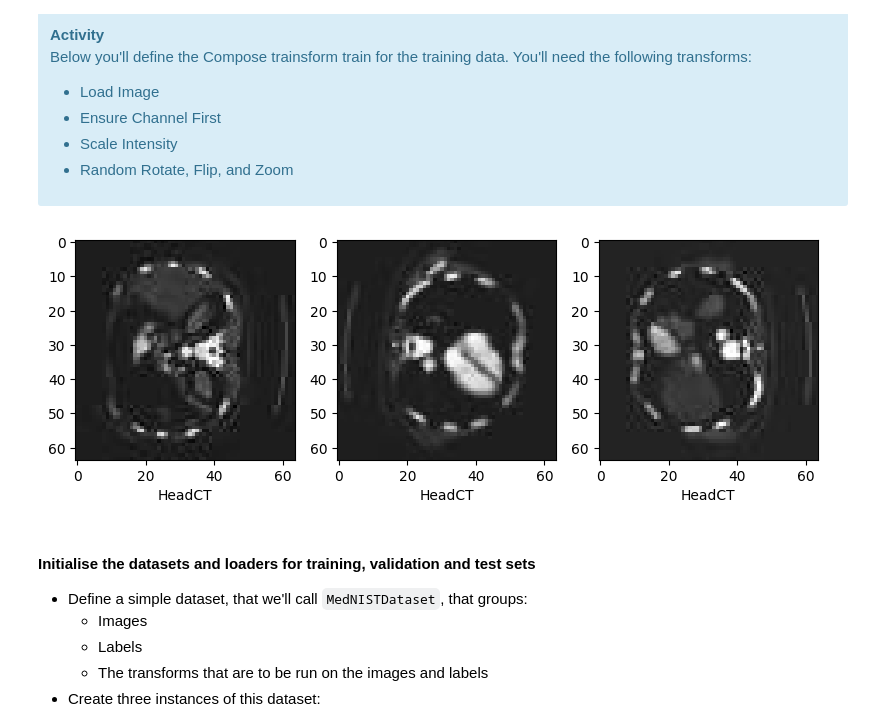
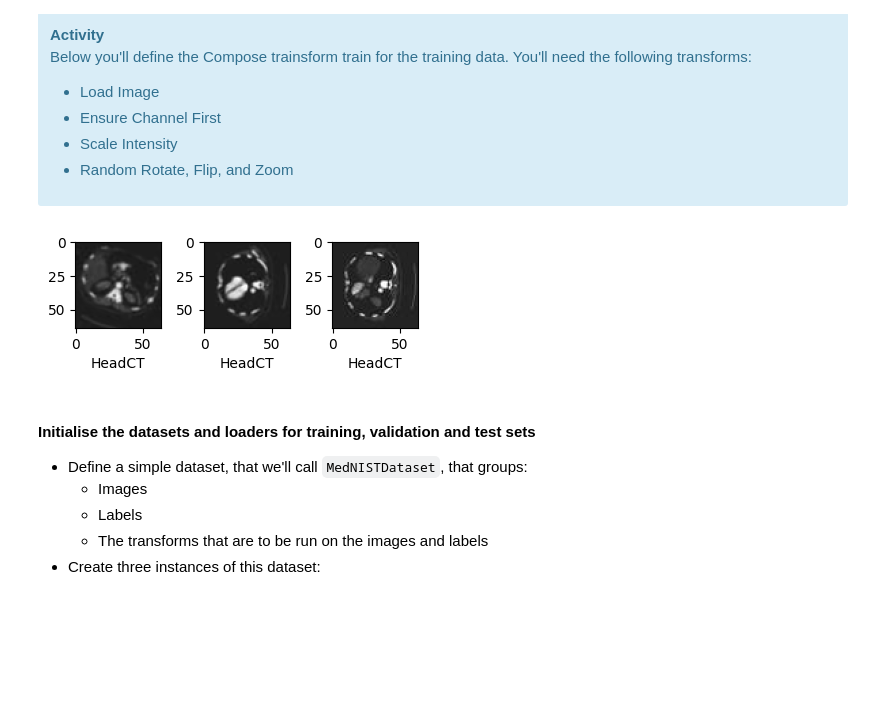
Before and after one commit to Project-MONAI/monai-bootcamp, a Jupyter notebook: MONAICore/MONAI End-to-End Workflow - Solution.ipynb, the cells around one changed output. Saved outputs shown, nothing was run; the diff lists cells and outputs as text; code cells hidden in the pictures; blank space fills up the shorter version.

```diff
--- a/MONAICore/MONAI End-to-End Workflow - Solution.ipynb
+++ b/MONAICore/MONAI End-to-End Workflow - Solution.ipynb
@@ -254,19 +254,19 @@ act = Compose([Activations(softmax=True)])
 to_onehot = Compose([AsDiscrete(to_onehot=num_class)])
 # %%
 ### Transform Test Functionality
-plt.subplots(1, 3, figsize=(8, 8))
+plt.subplots(1, 3, figsize=(4, 4))
 for i in range(0,3):
     test_output = train_transforms(image_files_list[i])
     #test_output = val_transforms(image_files_list[i])
 
     arr = np.array(test_output[0])
     plt.subplot(1, 3, i + 1)
     plt.xlabel(class_names[image_class[k]])
     plt.imshow(arr, cmap="gray", vmin=0, vmax=1)
 plt.tight_layout()
 plt.show()
 # %% [output]
-[figure, old version]
+[figure, new version]
 # %% [markdown]
 #### Initialise the datasets and loaders for training, validation and test sets
  * Define a simple dataset, that we'll call `MedNISTDataset`, that groups:
```
Also changed, not shown: parts of 1 cell of this notebook, 2 other files.
